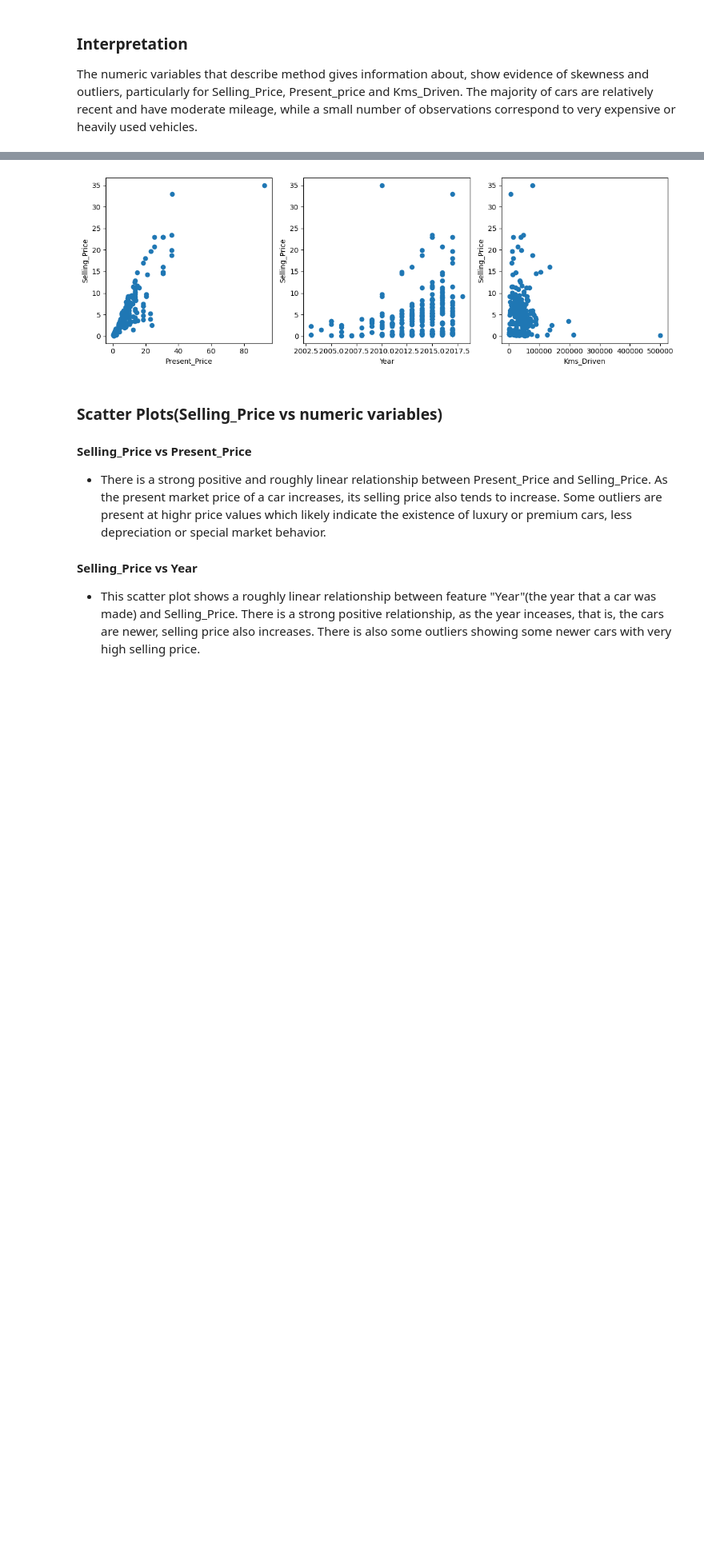
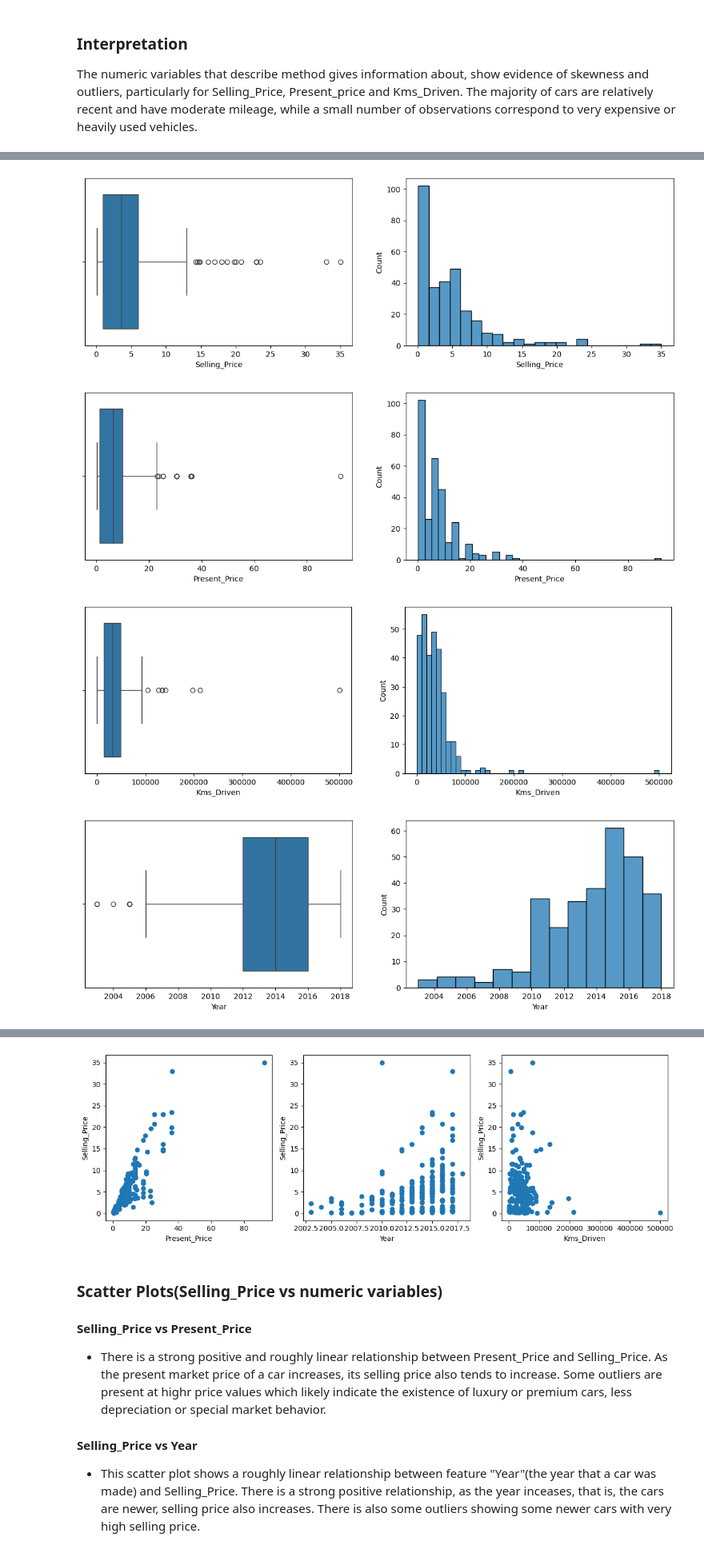
Before and after one commit to BoostanAlireza/used-car-price-prediction, a Jupyter notebook: Cardataset.ipynb, the cells around one changed output, grey strips where cells are left out. Shown at 80% size. Cells and saved outputs as stored; diff of their text form; code cells hidden in the pictures; blank space fills up the shorter version.

```diff
--- a/Cardataset.ipynb
+++ b/Cardataset.ipynb
@@ -143,0 +271,14 @@ plt.show()
+# %%
+# Approach Two
+numeric_vars = ['Selling_Price', 'Present_Price', 'Kms_Driven', 'Year']
+
+for nvar in numeric_vars:
+    fig, axes = subplots(1, 2, figsize=(14, 4))
+    sns.boxplot(x=df[nvar], ax=axes[0]);
+    sns.histplot(x=df[nvar], ax=axes[1]);
+    plt.show()
+# %% [output]
+[figure, added]
+[figure, added]
+[figure, added]
+[figure, added]
```
Also changed, not shown: parts of 29 cells of this notebook.
